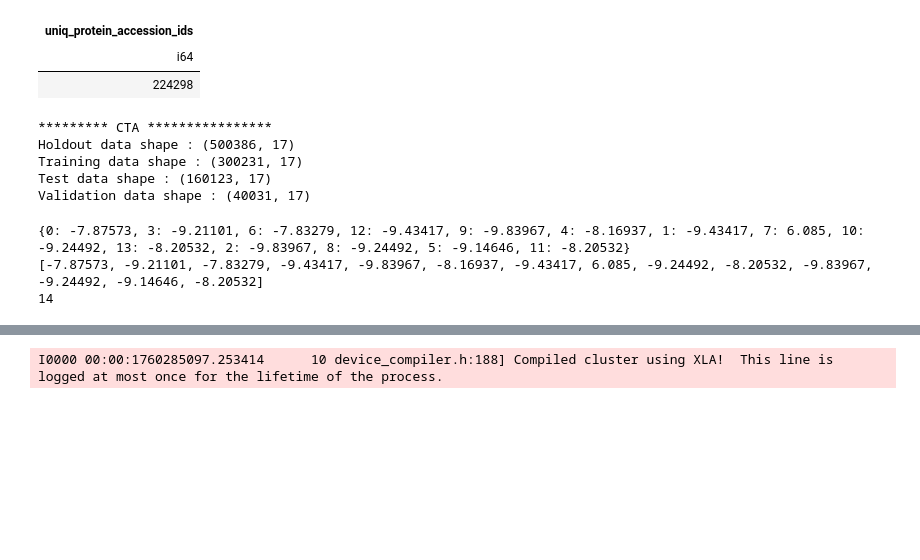
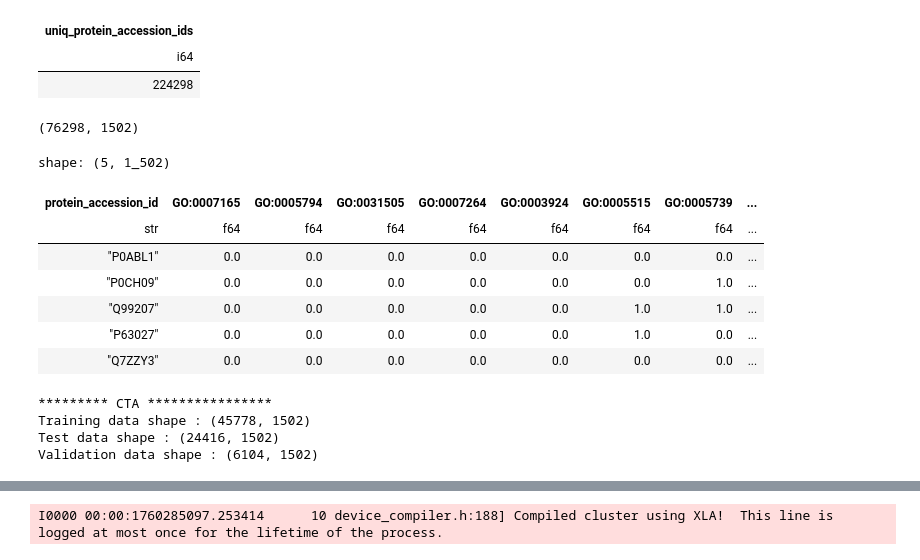
Before and after one commit to sumaniitm/cafa-6-protein-function-prediction-kaggle, a Jupyter notebook: cafa6-baseline-and-feature-engineering.ipynb, the cells around one changed output, grey strips where cells are left out. Saved outputs shown, nothing was run; the diff lists cells and outputs as text; code cells hidden in the pictures; blank space fills up the shorter version.

Commit message:
Kaggle Notebook | baseline-and-feature-engineering | Version 18

```diff
--- a/cafa6-baseline-and-feature-engineering.ipynb
+++ b/cafa6-baseline-and-feature-engineering.ipynb
@@ -261,16 +259,30 @@ x_train_main = dd.sql()
+# %%
+x_train_main = dd.sql("select dl.*, df.uniprot_embeds \
+from df_train_features df \
+join df_train_labels dl \
+on df.protein_accession_id = dl.protein_accession_id ").pl()
+print(x_train_main.shape)
+x_train_main.head(5)
+# %% [output]
+(76298, 1502)
+shape: (5, 1_502)
+| protein_accession_id | GO:0007165 | GO:0005794 | GO:0031505 | GO:0007264 | GO:0003924 | GO:0005515 | GO:0005739 | ... |
+| str | f64 | f64 | f64 | f64 | f64 | f64 | f64 | ... |
+| "P0ABL1" | 0.0 | 0.0 | 0.0 | 0.0 | 0.0 | 0.0 | 0.0 | ... |
+| "P0CH09" | 0.0 | 0.0 | 0.0 | 0.0 | 0.0 | 0.0 | 1.0 | ... |
+| "Q99207" | 0.0 | 0.0 | 0.0 | 0.0 | 0.0 | 1.0 | 1.0 | ... |
+| "P63027" | 0.0 | 0.0 | 0.0 | 0.0 | 0.0 | 1.0 | 0.0 | ... |
+| "Q7ZZY3" | 0.0 | 0.0 | 0.0 | 0.0 | 0.0 | 0.0 | 0.0 | ... |
 # %%
-x_for_train, x_holdout = train_test_split(df_for_train_baseline, test_size=0.5, random_state=42)
-x_train, x_for_valid = train_test_split(x_for_train, test_size=0.4, random_state=42)
+x_train, x_for_valid = train_test_split(x_train_main, test_size=0.4, random_state=42)
 x_test, x_valid = train_test_split(x_for_valid, test_size=0.2, random_state=42)
 
 print("********* CTA ****************")
-print("Holdout data shape : {0}".format(x_holdout.shape))
 print("Training data shape : {0}".format(x_train.shape))
 print("Test data shape : {0}".format(x_test.shape))
 print("Validation data shape : {0}".format(x_valid.shape))
 # %% [output]
 ********* CTA ****************
-Holdout data shape : (500386, 17)
-Training data shape : (300231, 17)
-Test data shape : (160123, 17)
-Validation data shape : (40031, 17)
+Training data shape : (45778, 1502)
+Test data shape : (24416, 1502)
+Validation data shape : (6104, 1502)
@@ -298,10 +288,0 @@ def get_bias(df):
-# %%
-bias_dict, bias_list = get_bias(x_train)
-
-print(bias_dict)
-print(bias_list)
-print(len(bias_list))
-# %% [output]
-{0: -7.87573, 3: -9.21101, 6: -7.83279, 12: -9.43417, 9: -9.83967, 4: -8.16937, 1: -9.43417, 7: 6.085, 10: -9.24492, 13: -8.20532, 2: -9.83967, 8: -9.24492, 5: -9.14646, 11: -8.20532}
-[-7.87573, -9.21101, -7.83279, -9.43417, -9.83967, -8.16937, -9.43417, 6.085, -9.24492, -8.20532, -9.83967, -9.24492, -9.14646, -8.20532]
-14
```
Also changed, not shown: parts of 14 cells of this notebook.
